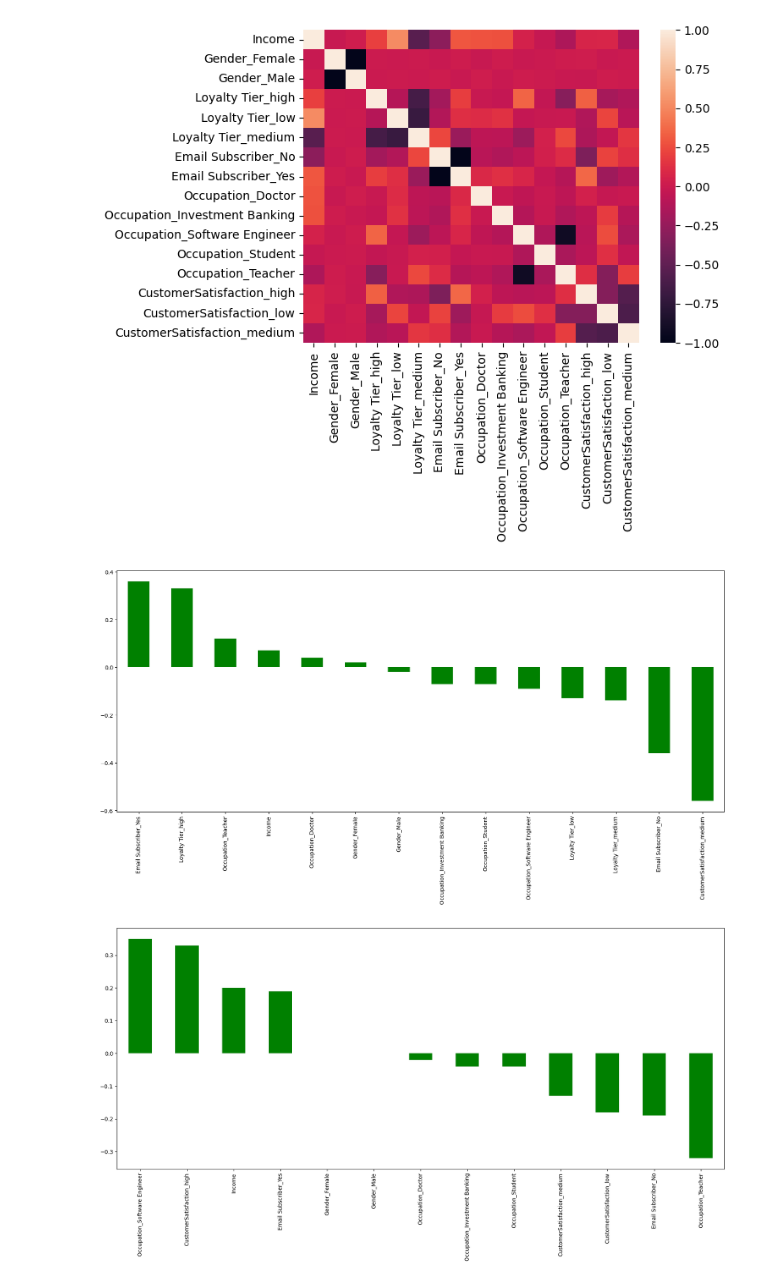
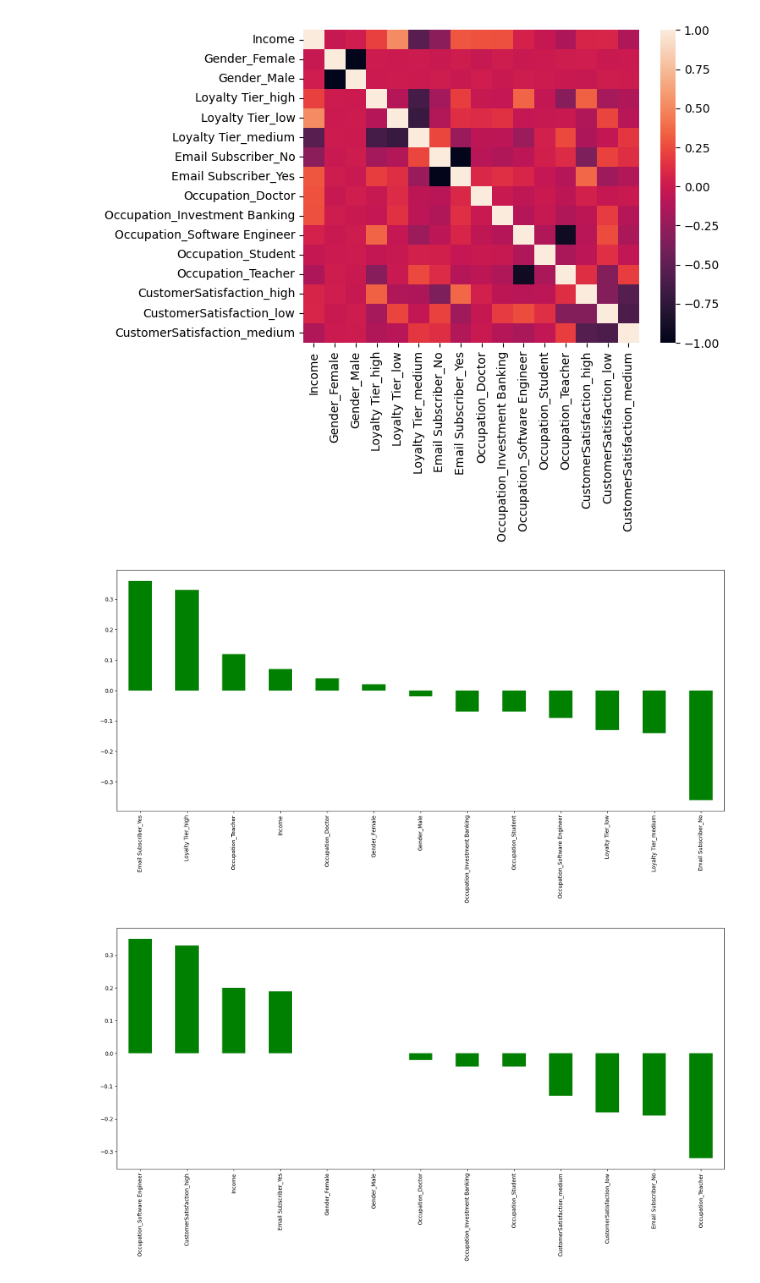
Before and after one commit to kbyc/Customer-Data-Analysis, a Jupyter notebook: Customer Data Analysis.ipynb, the cells around one changed output. Saved outputs shown, nothing was run; the diff lists cells and outputs as text; code cells hidden in the pictures.

```diff
--- a/Customer Data Analysis.ipynb
+++ b/Customer Data Analysis.ipynb
@@ -951,10 +951,10 @@ sns.heatmap(corr,
 <AxesSubplot: >
 [figure]
 # %%
-high_satisfaction = round(contacts_sub.drop(['CustomerSatisfaction_low'], axis=1).corr()['CustomerSatisfaction_high'].sort_values(ascending = False)[1:] ,2 ).plot(kind = 'bar' ,color='green' , figsize = (20,8))
+high_satisfaction = round(contacts_sub.drop(['CustomerSatisfaction_low','CustomerSatisfaction_medium'], axis=1).corr()['CustomerSatisfaction_high'].sort_values(ascending = False)[1:] ,2 ).plot(kind = 'bar' ,color='green' , figsize = (20,8))
 plt.show()
 # %% [output]
-[figure, old version]
+[figure, new version]
 # %%
 high_Loyalty = round(contacts_sub.drop(['Loyalty Tier_low','Loyalty Tier_medium'], axis=1).corr()['Loyalty Tier_high'].sort_values(ascending = False)[1:] ,2 ).plot(kind = 'bar' ,color='green' , figsize = (20,8))
 plt.show()
```
